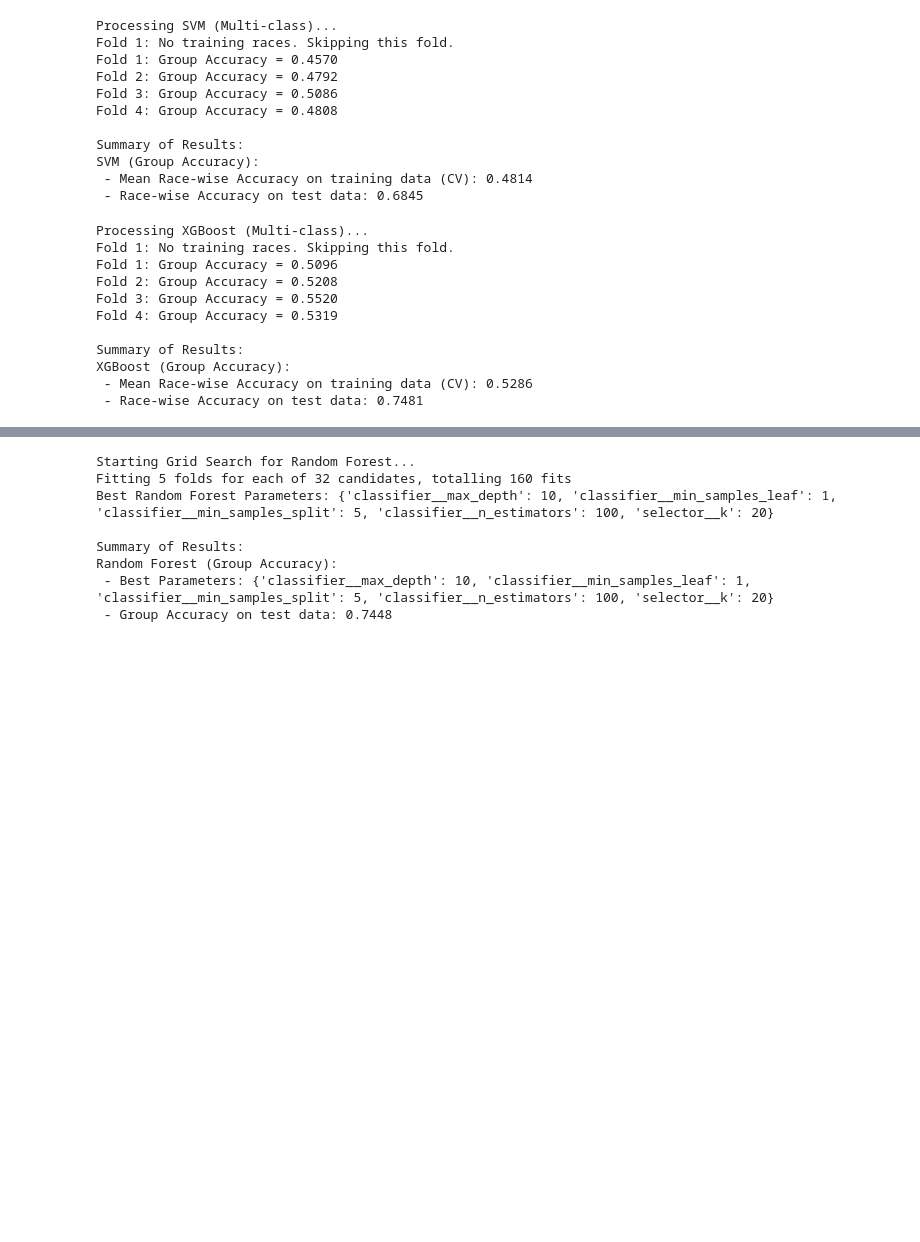
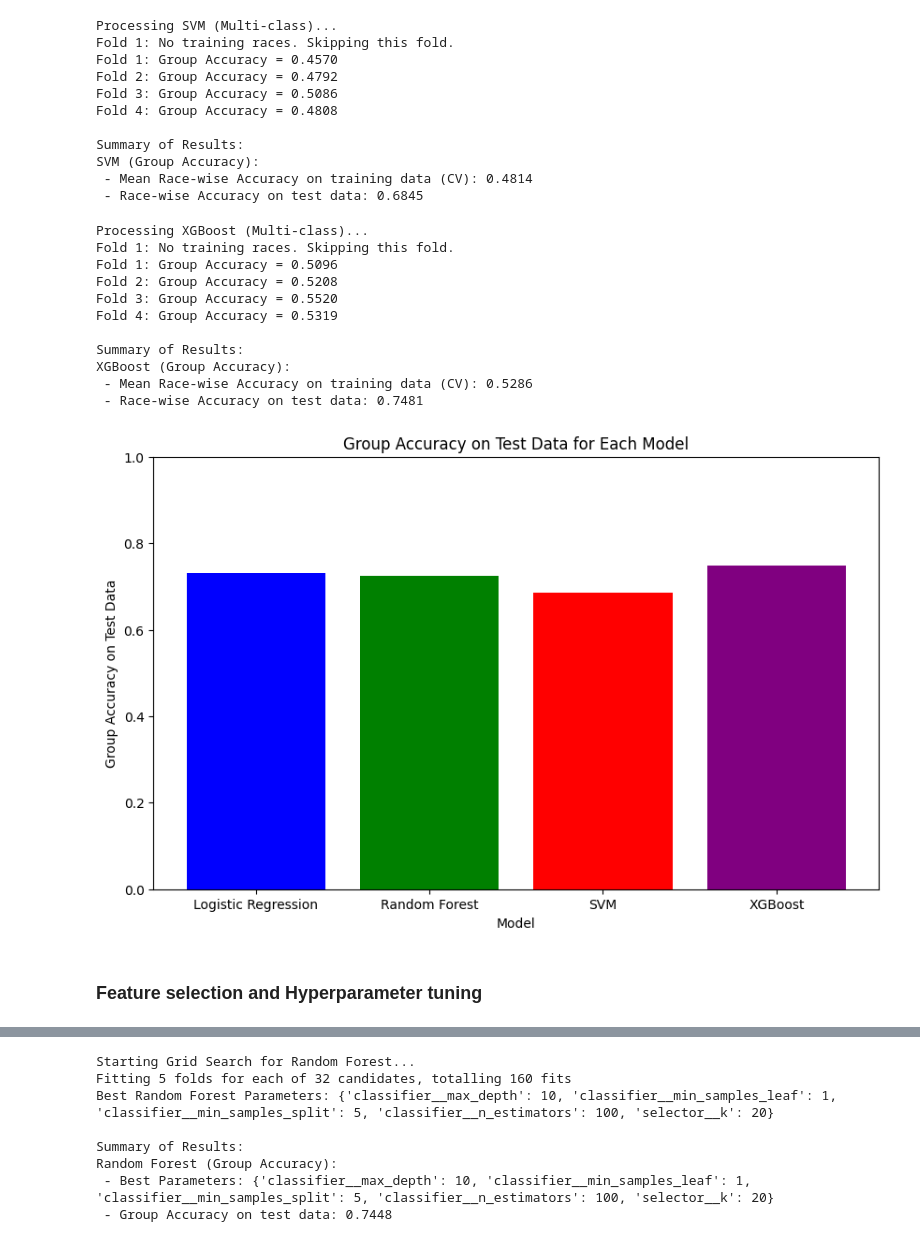
Before and after one commit to joelcalm/Formula1Prediction, a Jupyter notebook: f1_2.ipynb, the cells around one changed output, grey strips where cells are left out. Cells and saved outputs as stored; diff of their text form; code cells hidden in the pictures; blank space fills up the shorter version.

Commit message:
Group position prediction

```diff
--- a/f1_2.ipynb
+++ b/f1_2.ipynb
@@ -2467,7 +2282,7 @@ svm_model = SVC(
 )
 
 print("Processing SVM (Multi-class)...")
-mean_race_wise_accuracy_svm = cross_validate_group_accuracy(
+mean_group_accuracy_svm1 = cross_validate_group_accuracy(
     model=svm_model,
     X=X_train,
     y=y_train,
@@ -2487,7 +2302,7 @@ svm_pipeline.fit(X_train, y_train)
 y_proba_test_svm = svm_pipeline.predict_proba(X_test)
 
 # Calculate test race-wise accuracy
-test_race_wise_accuracy_svm = calculate_group_accuracy(
+test_group_accuracy_svm1 = calculate_group_accuracy(
     y_true=y_test.reset_index(drop=True),
     y_proba=y_proba_test_svm,
     race_ids=race_ids_test.reset_index(drop=True),
@@ -2497,8 +2312,8 @@ test_race_wise_accuracy_svm = calculate_group_accuracy(
 # Print summary of results
 print("\nSummary of Results:")
 print(f"SVM (Group Accuracy):")
-print(f" - Mean Race-wise Accuracy on training data (CV): {mean_race_wise_accuracy_svm:.4f}")
-print(f" - Race-wise Accuracy on test data: {test_race_wise_accuracy_svm:.4f}")
+print(f" - Mean Race-wise Accuracy on training data (CV): {mean_group_accuracy_svm1:.4f}")
+print(f" - Race-wise Accuracy on test data: {test_group_accuracy_svm1:.4f}")
 # %% [output]
 Processing SVM (Multi-class)...
 Fold 1: No training races. Skipping this fold.
@@ -2524,7 +2339,7 @@ xgb_model = XGBClassifier(
 )
 
 print("Processing XGBoost (Multi-class)...")
-mean_race_wise_accuracy_xgb = cross_validate_group_accuracy(
+mean_group_accuracy_xgb1 = cross_validate_group_accuracy(
     model=xgb_model,
     X=X_train,
     y=y_train,
@@ -2544,7 +2359,7 @@ xgb_pipeline.fit(X_train, y_train)
 y_proba_test_xgb = xgb_pipeline.predict_proba(X_test)
 
 # Calculate test race-wise accuracy
-test_race_wise_accuracy_xgb = calculate_group_accuracy(
+test_group_accuracy_xgb1 = calculate_group_accuracy(
     y_true=y_test.reset_index(drop=True),
     y_proba=y_proba_test_xgb,
     race_ids=race_ids_test.reset_index(drop=True),
@@ -2554,8 +2369,8 @@ test_race_wise_accuracy_xgb = calculate_group_accuracy(
 # Print summary of results
 print("\nSummary of Results:")
 print(f"XGBoost (Group Accuracy):")
-print(f" - Mean Race-wise Accuracy on training data (CV): {mean_race_wise_accuracy_xgb:.4f}")
-print(f" - Race-wise Accuracy on test data: {test_race_wise_accuracy_xgb:.4f}")
+print(f" - Mean Race-wise Accuracy on training data (CV): {mean_group_accuracy_xgb1:.4f}")
+print(f" - Race-wise Accuracy on test data: {test_group_accuracy_xgb1:.4f}")
 # %% [output]
 Processing XGBoost (Multi-class)...
 Fold 1: No training races. Skipping this fold.
@@ -2568,3 +2383,31 @@ Summary of Results:
 XGBoost (Group Accuracy):
  - Mean Race-wise Accuracy on training data (CV): 0.5286
  - Race-wise Accuracy on test data: 0.7481
+# %%
+import matplotlib.pyplot as plt
+
+# Assuming `results` dictionary contains the group accuracy for each model
+# Example structure of `results` dictionary:
+results = {
+    'Logistic Regression': {'group_accuracy_test': test_group_accuracy_logreg1},
+     'Random Forest': {'group_accuracy_test': test_group_accuracy_rf1},
+     'SVM': {'group_accuracy_test': test_group_accuracy_svm1},
+     'XGBoost': {'group_accuracy_test': test_group_accuracy_xgb1}
+ }
+
+# Extract model names and their corresponding group accuracies on test data
+model_names = list(results.keys())
+group_accuracies = [results[model]['group_accuracy_test'] for model in model_names]
+
+# Plot the bar chart
+plt.figure(figsize=(10, 6))
+plt.bar(model_names, group_accuracies, color=['blue', 'green', 'red', 'purple'])
+plt.xlabel('Model')
+plt.ylabel('Group Accuracy on Test Data')
+plt.title('Group Accuracy on Test Data for Each Model')
+plt.ylim(0, 1)  # Set y-axis limits from 0 to 1
+plt.show()
+# %% [output]
+[figure, added]
+# %% [markdown]
+### Feature selection and Hyperparameter tuning
```
Also changed, not shown: parts of 22 cells of this notebook, 1 other file.
